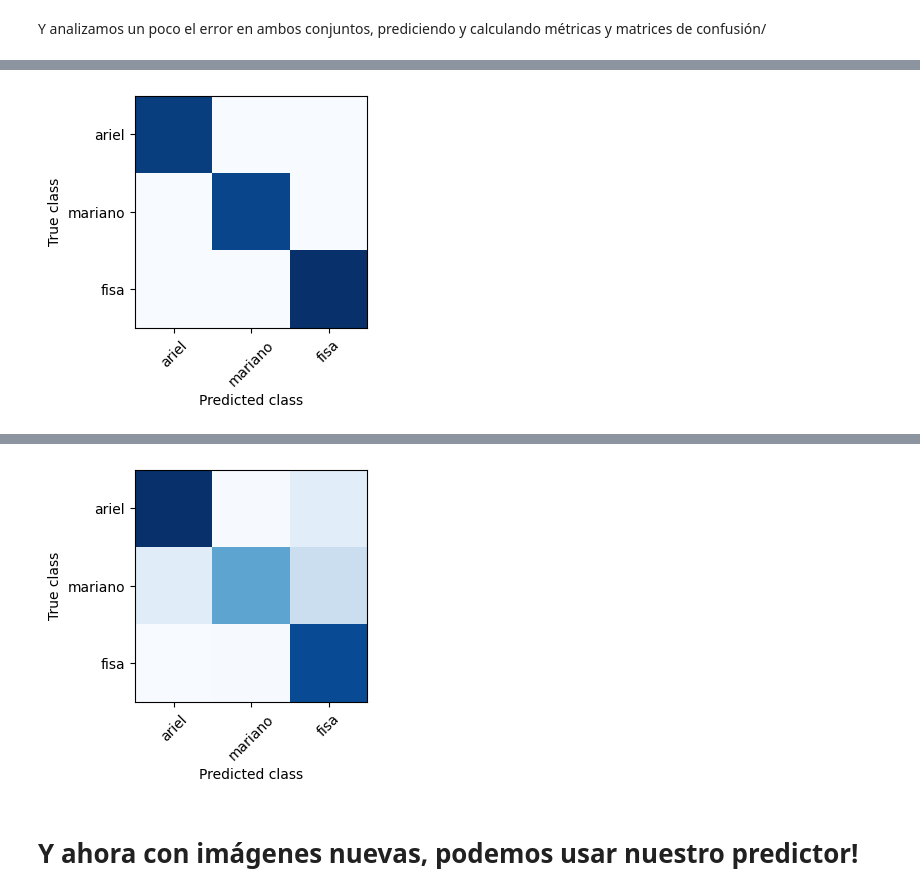
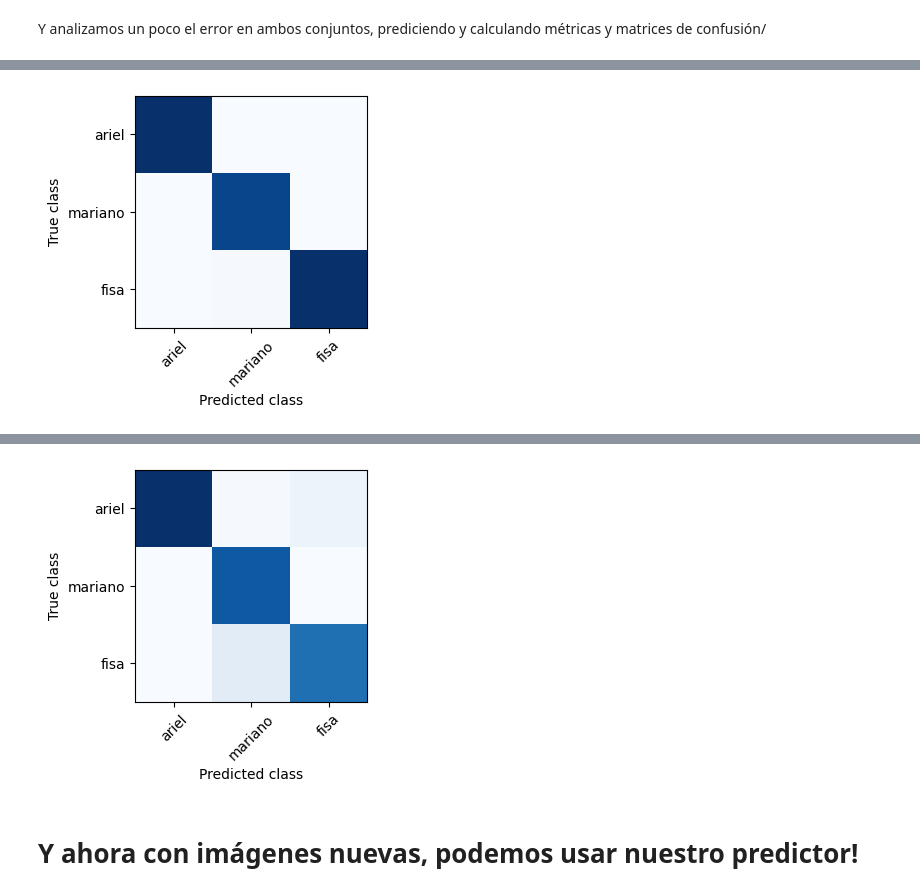
Before and after one commit to ucseml-team/machine-learning-course, a Jupyter notebook: profes_classifier/profes_classifier.ipynb, the cells around one changed output, grey strips where cells are left out. Saved outputs shown, nothing was run; the diff lists cells and outputs as text; code cells hidden in the pictures.

```diff
--- a/profes_classifier/profes_classifier.ipynb
+++ b/profes_classifier/profes_classifier.ipynb
@@ -211,7 +217,7 @@ class OurCustomCallback(Callback):
 # %%
 history = model.fit(
     train,
-    epochs=15,
+    epochs=5,
     batch_size=128,
     validation_data=validation,
     callbacks=[OurCustomCallback()]
@@ -249,19 +248,18 @@ plt.show()
 # %%
 # nos podemos quedar con los mejores pesos, o dejarlos como están después de la última epoch
-model.set_weights(model_weights_at_epochs[14])
+model.set_weights(model_weights_at_epochs[4])
 # %% [markdown]
 Y analizamos un poco el error en ambos conjuntos, prediciendo y calculando métricas y matrices de confusión/
 # %%
 datasets = (
-    ('train', images_reader.flow_from_directory(TRAIN_DIR, **READ_PARAMS, batch_size=1000)),
-    ('validation', images_reader.flow_from_directory(VALIDATION_DIR, **READ_PARAMS, batch_size=1000)),
+    ('train', images_reader.flow_from_directory(TRAIN_DIR, **READ_PARAMS, batch_size=-1)),
+    ('validation', images_reader.flow_from_directory(VALIDATION_DIR, **READ_PARAMS, batch_size=-1)),
 )
 
 for dataset_name, dataset in datasets:
     print('#' * 25, dataset_name, '#' * 25)
 
-    batch_images, batch_labels = dataset.next()
-    print('Samples:', len(batch_images))
+    batch_images, batch_labels = next(dataset)
 
     # super importante: usamos argmax para convertir cosas de este formato:
     # [(0, 1, 0), (1, 0, 0), (1, 0, 0), (0, 0, 1)]
@@ -302,4 +298,4 @@ Accuracy: 0.8147295742232451
-[figure, old version]
+[figure, new version]
 # %% [markdown]
 # Y ahora con imágenes nuevas, podemos usar nuestro predictor!
 # %%
```
Also changed, not shown: parts of 13 cells of this notebook.
